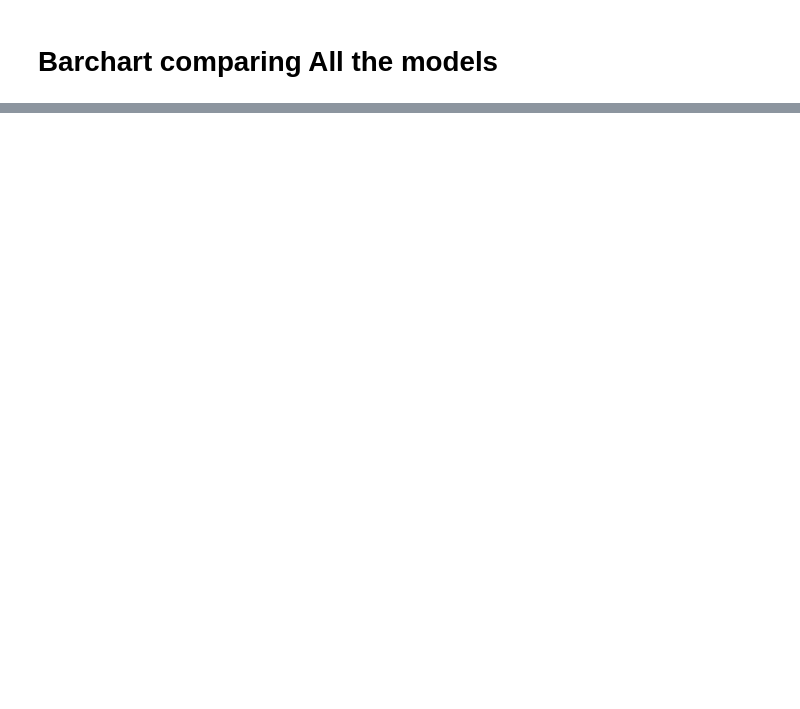
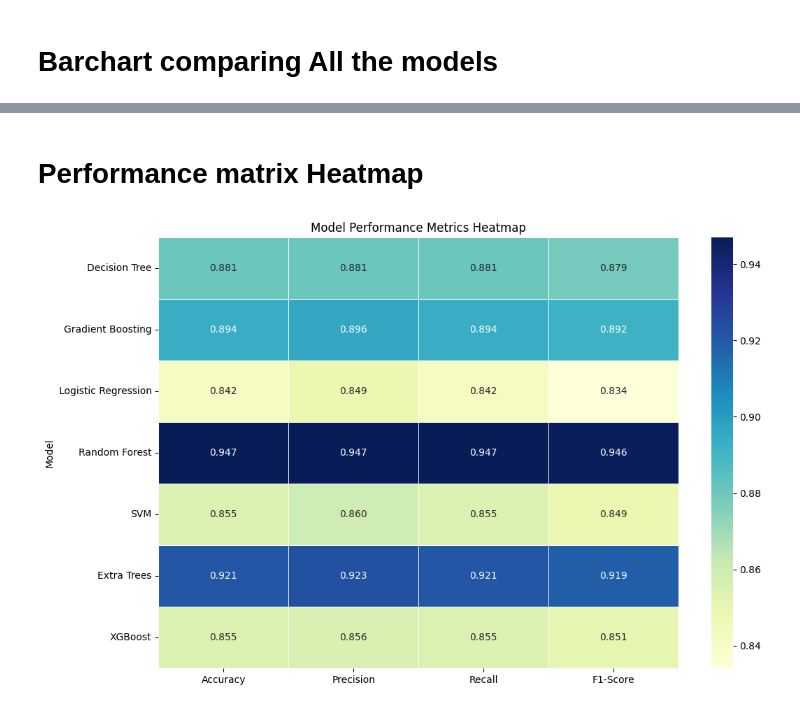
Before and after one commit to sdpunwatkar2/Shantanu-GlucoSense-Infy-Nov24, a Jupyter notebook: GlucoSense_AI_Powered_Diabetes_Detection_for_Early_Interventionn.ipynb, the cells around one changed output, grey strips where cells are left out. Cells and saved outputs as stored; diff of their text form; code cells hidden in the pictures; blank space fills up the shorter version.

```diff
--- a/GlucoSense_AI_Powered_Diabetes_Detection_for_Early_Interventionn.ipynb
+++ b/GlucoSense_AI_Powered_Diabetes_Detection_for_Early_Interventionn.ipynb
@@ -1184,0 +1552,27 @@ plt.show()
+# %% [markdown]
+# Performance matrix Heatmap
+# %%
+import matplotlib.pyplot as plt
+import seaborn as sns
+import pandas as pd
+
+# Data
+data = {
+    'Model': ['Decision Tree', 'Gradient Boosting', 'Logistic Regression', 'Random Forest', 'SVM', 'Extra Trees', 'XGBoost'],
+    'Accuracy': [0.881, 0.894, 0.842, 0.947, 0.855, 0.921, 0.855],
+    'Precision': [0.881, 0.896, 0.849, 0.947, 0.860, 0.923, 0.856],
+    'Recall': [0.881, 0.894, 0.842, 0.947, 0.855, 0.921, 0.855],
+    'F1-Score': [0.879, 0.892, 0.834, 0.946, 0.849, 0.919, 0.851]
+}
+
+# Creating DataFrame
+df = pd.DataFrame(data)
+df.set_index('Model', inplace=True)
+
+# Plotting Heatmap
+plt.figure(figsize=(12, 8))
+sns.heatmap(df, annot=True, cmap="YlGnBu", fmt=".3f", linewidths=.5)
+plt.title("Model Performance Metrics Heatmap")
+plt.show()
+# %% [output]
+[figure, added]
```
Also changed, not shown: parts of 37 cells of this notebook.
